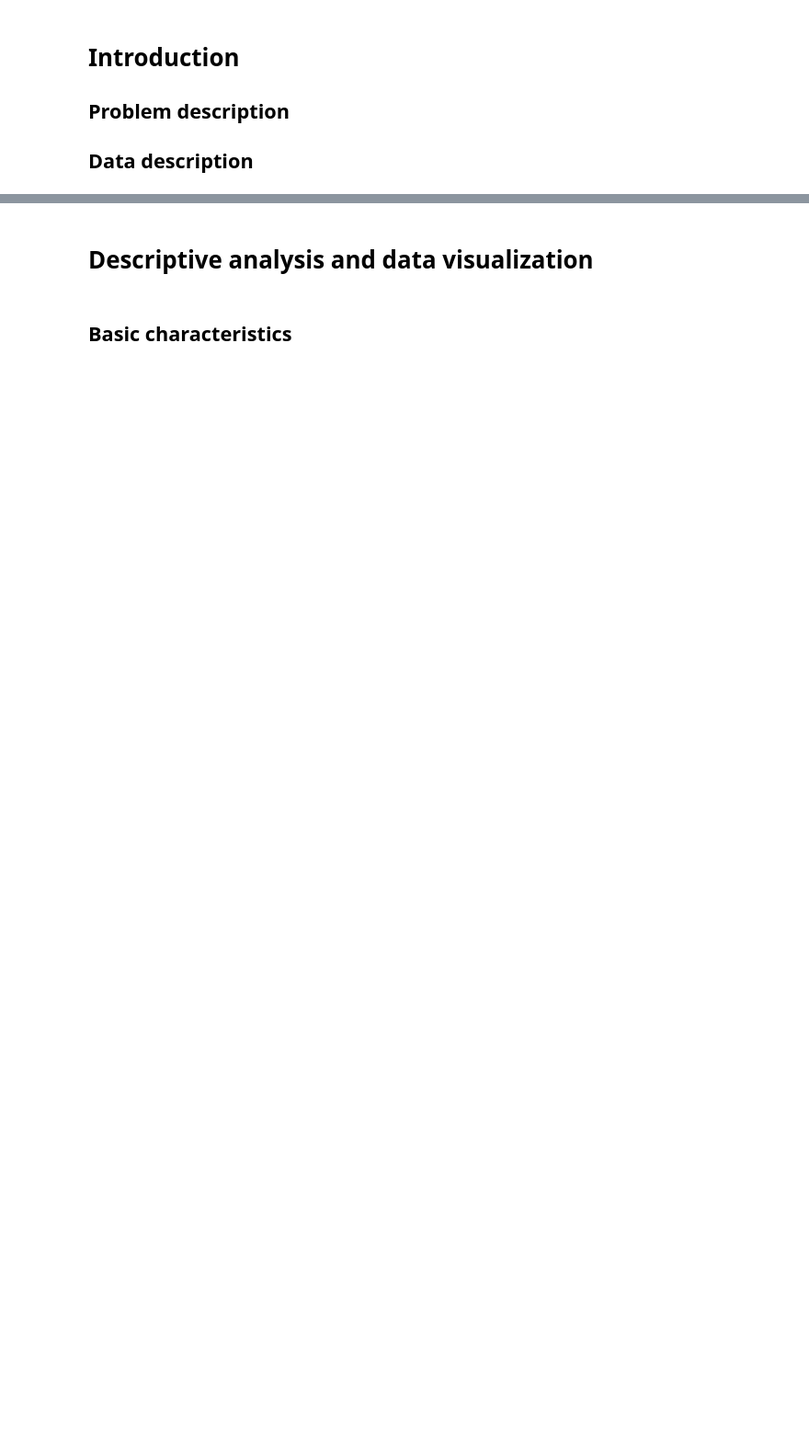
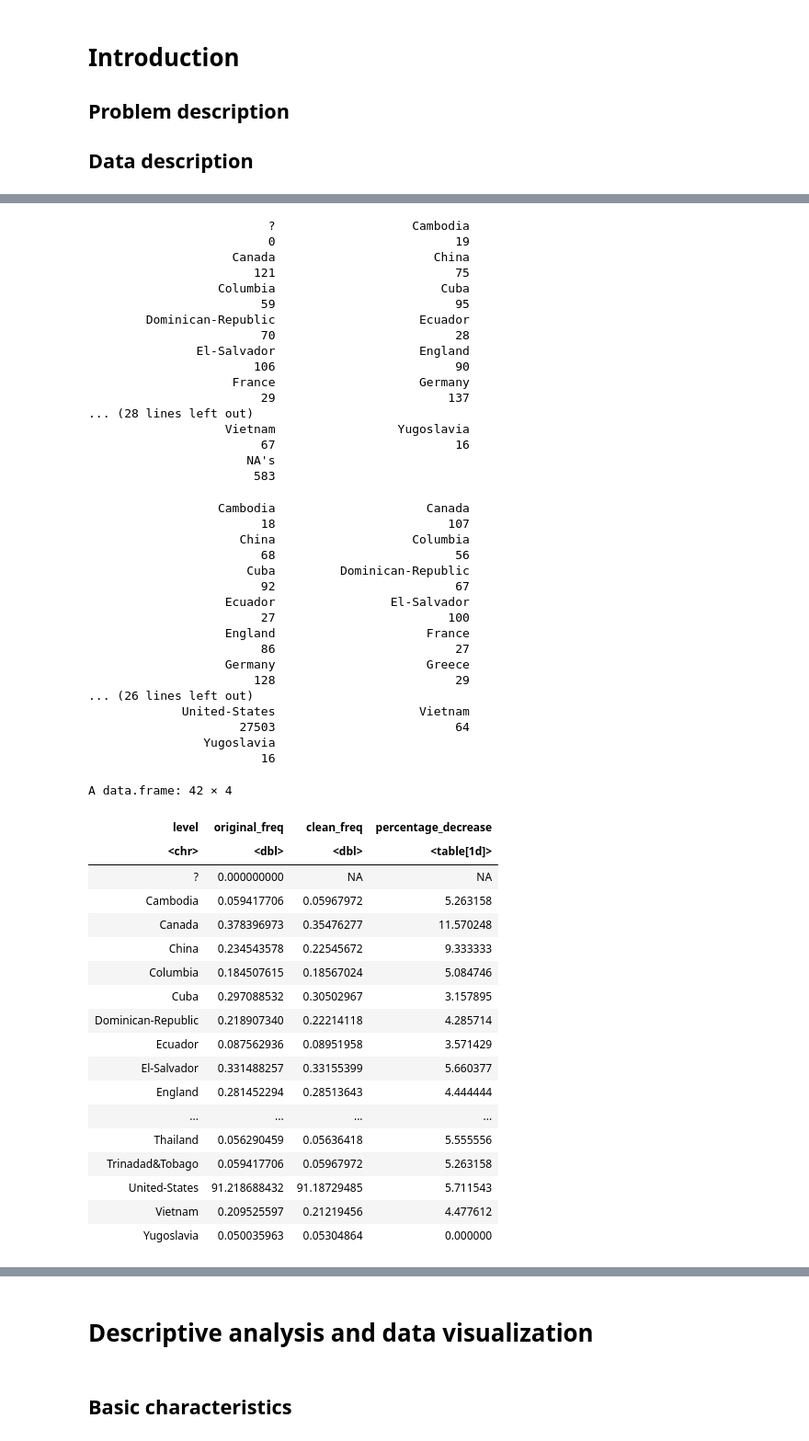
Before and after one commit to fiminka/Data-Mining-project, a Jupyter notebook: Project - first part.ipynb, the cells around one changed output, grey strips where cells are left out. Shown at 92% size. Drawn from its saved outputs; the diff is of its cells as text; code cells hidden in the pictures; blank space fills up the shorter version.

```diff
--- a/Project - first part.ipynb
+++ b/Project - first part.ipynb
@@ -53,0 +402,58 @@ A data.frame: 6 × 15
+# %%
+summary(adult_data$native.country)
+summary(clean_df$native.country)
+as.data.frame(calculate_percentage_changes("native.country"))
+# %% [output]
+                         ?                   Cambodia
+                         0                         19
+                    Canada                      China
+                       121                         75
+                  Columbia                       Cuba
+                        59                         95
+        Dominican-Republic                    Ecuador
+                        70                         28
+               El-Salvador                    England
+                       106                         90
+                    France                    Germany
+                        29                        137
+... (28 lines left out)
+                   Vietnam                 Yugoslavia
+                        67                         16
+                      NA's
+                       583
+                  Cambodia                     Canada
+                        18                        107
+                     China                   Columbia
+                        68                         56
+                      Cuba         Dominican-Republic
+                        92                         67
+                   Ecuador                El-Salvador
+                        27                        100
+                   England                     France
+                        86                         27
+                   Germany                     Greece
+                       128                         29
+... (26 lines left out)
+             United-States                    Vietnam
+                     27503                         64
+                Yugoslavia
+                        16
+A data.frame: 42 × 4
+| level | original_freq | clean_freq | percentage_decrease |
+| <chr> | <dbl> | <dbl> | <table[1d]> |
+| ? | 0.000000000 | NA | NA |
+| Cambodia | 0.059417706 | 0.05967972 | 5.263158 |
+| Canada | 0.378396973 | 0.35476277 | 11.570248 |
+| China | 0.234543578 | 0.22545672 | 9.333333 |
+| Columbia | 0.184507615 | 0.18567024 | 5.084746 |
+| Cuba | 0.297088532 | 0.30502967 | 3.157895 |
+| Dominican-Republic | 0.218907340 | 0.22214118 | 4.285714 |
+| Ecuador | 0.087562936 | 0.08951958 | 3.571429 |
+| El-Salvador | 0.331488257 | 0.33155399 | 5.660377 |
+| England | 0.281452294 | 0.28513643 | 4.444444 |
+| ... | ... | ... | ... |
+| Thailand | 0.056290459 | 0.05636418 | 5.555556 |
+| Trinadad&Tobago | 0.059417706 | 0.05967972 | 5.263158 |
+| United-States | 91.218688432 | 91.18729485 | 5.711543 |
+| Vietnam | 0.209525597 | 0.21219456 | 4.477612 |
+| Yugoslavia | 0.050035963 | 0.05304864 | 0.000000 |
```
Also changed, not shown: parts of 70 cells of this notebook.
